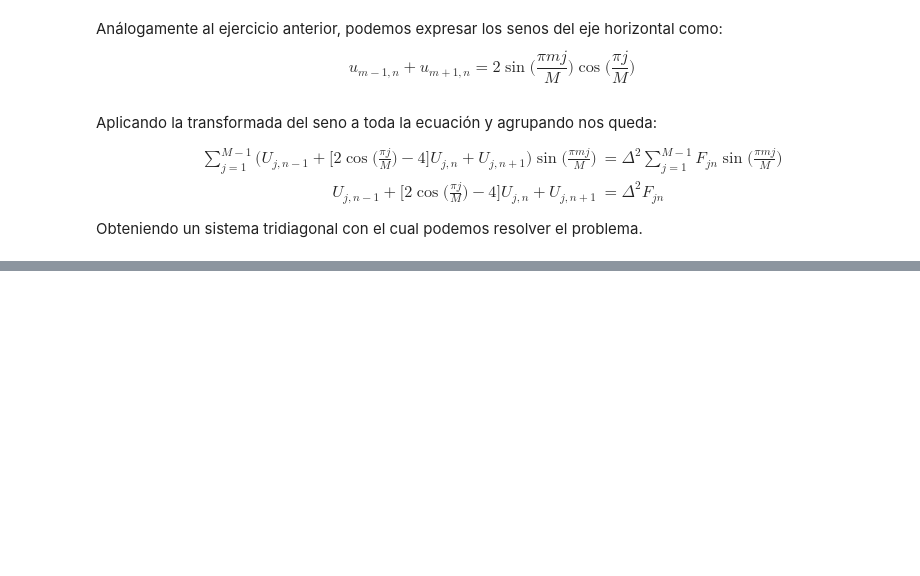
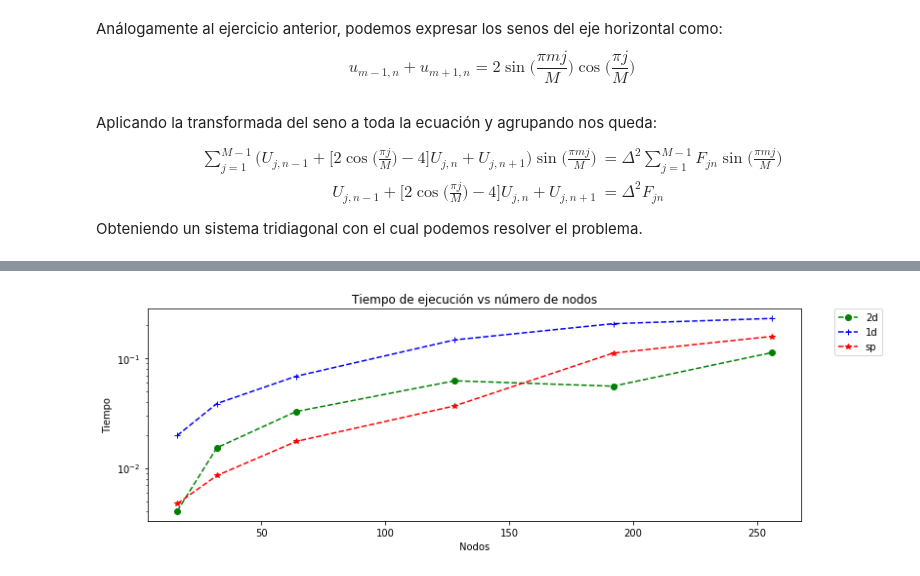
Before and after one commit to hvarg/IPM407, a Jupyter notebook: Proyecto 02.ipynb, the cells around one changed output, grey strips where cells are left out. Drawn from its saved outputs; the diff is of its cells as text; code cells hidden in the pictures; blank space fills up the shorter version.

```diff
--- a/Proyecto 02.ipynb
+++ b/Proyecto 02.ipynb
@@ -84,7 +86,7 @@ def idst_2D(x):
 # %%
 #Parametros generales.
 pi = np.pi
-N  = [16, 32, 64, 128, 256]
+N  = [16, 32, 64, 128, 192, 256]
 # %% [markdown]
 Definimos la solución analitica como sigue:
 # %%
@@ -317,0 +329,13 @@ L2error = lambda w,u: np.sqrt(np.sum((w-u)**2)/np.sum(u**2))
+# %%
+for key in methods:
+    plt.plot(N, [data[key][_]["time"] for _ in N], colors[key], label=key);
+plt.xlabel('Nodos')
+plt.ylabel('Tiempo')
+plt.title('Tiempo de ejecución vs número de nodos')
+plt.legend(bbox_to_anchor=(1.05, 1), loc=2, borderaxespad=0.)
+plt.yscale('log')
+#plt.xscale('log');
+
+plt.show();
+# %% [output]
+[figure, added]
```
Also changed, not shown: parts of 27 cells of this notebook.
